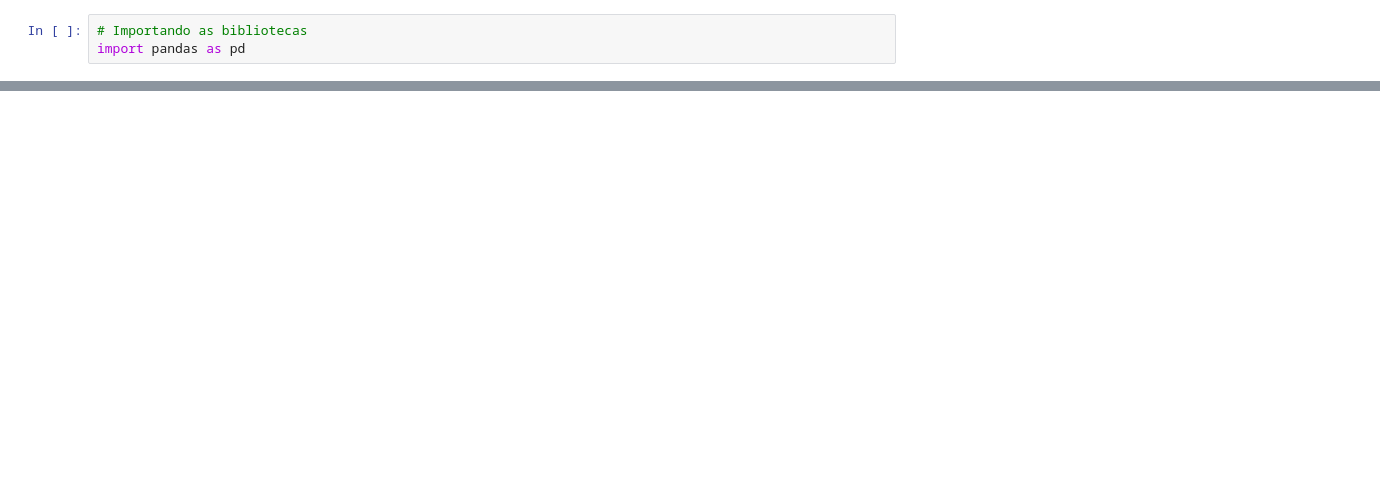
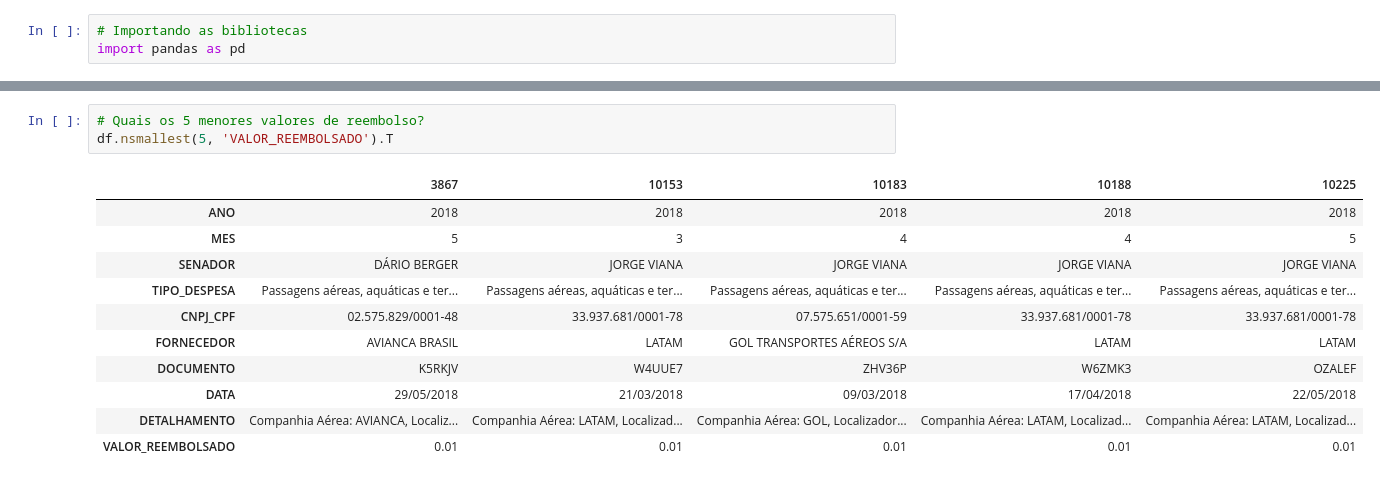
Before and after one commit to ValeriaNiceria/analise_dados_python, a Jupyter notebook: notebooks/cotas_para_exercicio_da_atividade_parlamentar_dos_senadores/senadores.ipynb, the cells around one changed output, grey strips where cells are left out. Cells and saved outputs as stored; diff of their text form; blank space fills up the shorter version.

```diff
--- a/notebooks/cotas_para_exercicio_da_atividade_parlamentar_dos_senadores/senadores.ipynb
+++ b/notebooks/cotas_para_exercicio_da_atividade_parlamentar_dos_senadores/senadores.ipynb
@@ -17,0 +113,15 @@ df.head()
+# %%
+# Quais os 5 menores valores de reembolso?
+df.nsmallest(5, 'VALOR_REEMBOLSADO').T
+# %% [output]
+|  | 3867 | 10153 | 10183 | 10188 | 10225 |
+| ANO | 2018 | 2018 | 2018 | 2018 | 2018 |
+| MES | 5 | 3 | 4 | 4 | 5 |
+| SENADOR | DÁRIO BERGER | JORGE VIANA | JORGE VIANA | JORGE VIANA | JORGE VIANA |
+| TIPO_DESPESA | Passagens aéreas, aquáticas e ter... | Passagens aéreas, aquáticas e ter... | Passagens aéreas, aquáticas e ter... | Passagens aéreas, aquáticas e ter... | Passagens aéreas, aquáticas e ter... |
+| CNPJ_CPF | 02.575.829/0001-48 | 33.937.681/0001-78 | 07.575.651/0001-59 | 33.937.681/0001-78 | 33.937.681/0001-78 |
+| FORNECEDOR | AVIANCA BRASIL | LATAM | GOL TRANSPORTES AÉREOS S/A | LATAM | LATAM |
+| DOCUMENTO | K5RKJV | W4UUE7 | ZHV36P | W6ZMK3 | OZALEF |
+| DATA | 29/05/2018 | 21/03/2018 | 09/03/2018 | 17/04/2018 | 22/05/2018 |
+| DETALHAMENTO | Companhia Aérea: AVIANCA, Localiz... | Companhia Aérea: LATAM, Localizad... | Companhia Aérea: GOL, Localizador... | Companhia Aérea: LATAM, Localizad... | Companhia Aérea: LATAM, Localizad... |
+| VALOR_REEMBOLSADO | 0.01 | 0.01 | 0.01 | 0.01 | 0.01 |
```
Also changed, not shown: parts of 12 cells of this notebook, 1 other file.
